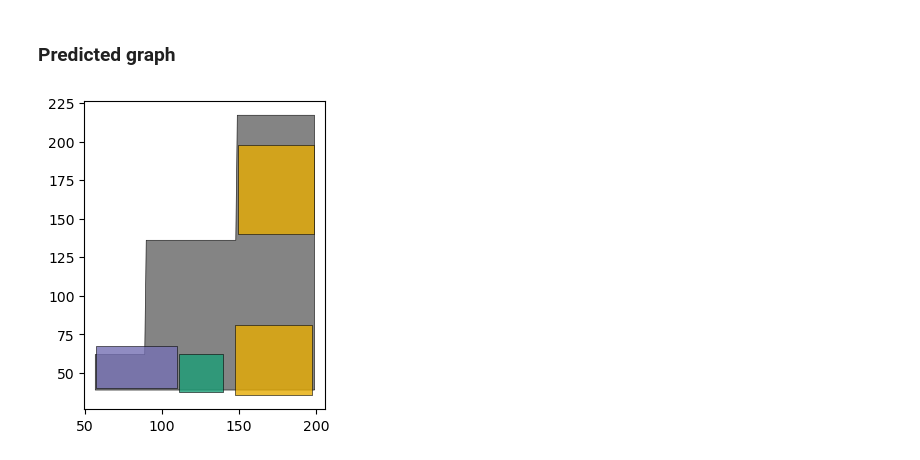
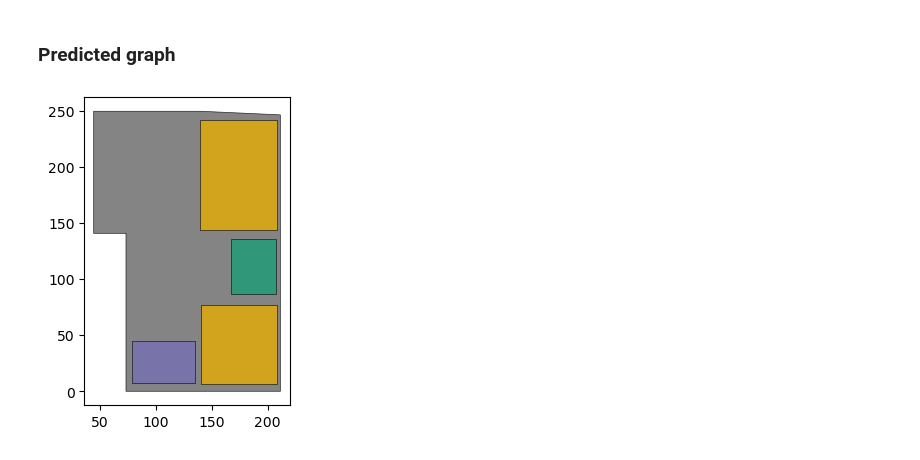
Before and after one commit to mo7amed7assan1911/Floor_Plan_Generation_using_GNNs, a Jupyter notebook: Regressions/squares_w_h/Testing_our_model.ipynb, the cells around one changed output. Drawn from its saved outputs; the diff is of its cells as text; code cells hidden in the pictures.

Commit message:
Using model v3

```diff
--- a/Regressions/squares_w_h/Testing_our_model.ipynb
+++ b/Regressions/squares_w_h/Testing_our_model.ipynb
@@ -78,9 +78,10 @@ from torch_geometric.nn import GCNConv, GATConv, global_mean_pool, global_max_po
 
 # for my pc [windows]
 # url = "D:\Grad\Planify_Dataset\Graph\Planify_Graphs.pkl"
-url_real = "D:\Grad\Planify_Dataset\Planify_Graphs\Graphs_living_to_all.pkl"
+url_real = "D:\Grad\Planify_Dataset\Planify_Graphs_Scaled\Graphs_living_to_all.pkl"
 
-url_boundary = r"D:\Grad\Planify_Dataset\Planify_Graphs\boundaries.pkl"
+url_boundary = r"D:\Grad\Planify_Dataset\Planify_Graphs_Scaled\boundaries.pkl"
+model_path = "D:\Grad\Best models\v3_UnScalled\Best_model_V3.pt"
 
 # for kaggle
 # url = '/kaggle/input/planify-graphs/Planify_Graphs.pkl'
@@ -683,7 +689,7 @@ GATNet(
   (dropout): Dropout(p=0.2, inplace=False)
 )
 # %%
-checkpoint_path = r"D:\Grad\Graph-Neural-Networks\Regressions\squares_w_h\checkpoints\v2\Best_model_V2.pt"
+checkpoint_path = r"D:\Grad\Best models\v3_UnScalled\Best_model_V3.pt"
 checkpoint = torch.load(checkpoint_path)
 
 optimizer = torch.optim.Adam(model.parameters(), lr=0.001)
@@ -826,28 +833,28 @@ class FloorPlan_multipolygon():
 
         return w_predicted[room_index], h_predicted[room_index]
 # %%
-# Graph_index = -4
+Graph_index = -9
 
-# # Graph and Boundary with normalized x, y
-# G = Graphs_pyTorch[Graph_index]
-# B = Boundaries_pyTorch[Graph_index]
+# Graph and Boundary with normalized x, y
+G = Graphs_pyTorch[Graph_index]
+B = Boundaries_pyTorch[Graph_index]
 
-# # Using the same data types in boundaries as in graphs, must for the model.
-# B.x = B.x.to(G.x.dtype)
-# B.edge_index = B.edge_index.to(G.edge_index.dtype)
-# B.edge_attr = B.edge_attr.to(G.edge_attr.dtype)
+# Using the same data types in boundaries as in graphs, must for the model.
+B.x = B.x.to(G.x.dtype)
+B.edge_index = B.edge_index.to(G.edge_index.dtype)
+B.edge_attr = B.edge_attr.to(G.edge_attr.dtype)
 
-# # Get our predictions
-# predictions = model(G.to(device), B.to(device))
+# Get our predictions
+predictions = model(G.to(device), B.to(device))
 
 
-# # Get back the real x, y of the centroids to put them in their real places.
-# G = Graphs_pyTorch[Graph_index]
-# G.x[:, -2] = G.x[:, -2] * x_g_std + x_g_mean
-# G.x[:, -1] = G.x[:, -1] * y_g_std + y_g_mean
+# Get back the real x, y of the centroids to put them in their real places.
+G = Graphs_pyTorch[Graph_index]
+G.x[:, -2] = G.x[:, -2] * x_g_std + x_g_mean
+G.x[:, -1] = G.x[:, -1] * y_g_std + y_g_mean
 
-# B.x[:, -2] = B.x[:, -2] * x_b_std + x_b_mean
-# B.x[:, -1] = B.x[:, -1] * y_b_std + y_b_mean
+B.x[:, -2] = B.x[:, -2] * x_b_std + x_b_mean
+B.x[:, -1] = B.x[:, -1] * y_b_std + y_b_mean
 # %% [markdown]
 ### Real graph
 # %%
@@ -869,10 +876,13 @@ polys.plot(cmap='Dark2_r', figsize=(4, 4), alpha=0.8, linewidth=0.5, edgecolor='
 # %% [markdown]
 ### Predicted graph
 # %%
-# w_h_predicted = model(G.to(device), B.to(device)).detach().cpu().numpy()
+w = predictions[0].detach().cpu().numpy()
+h = predictions[1].detach().cpu().numpy()
+w_h_predicted = (w, h)
+
 test = FloorPlan_multipolygon(G, prediction=w_h_predicted)
 
 polys = test.get_multipoly(boundary_polygon);
 polys.plot(cmap='Dark2_r', figsize=(4, 4), alpha=0.8, linewidth=0.5, edgecolor='black');
 # %% [output]
-[figure, old version]
+[figure, new version]
```
Also changed, not shown: parts of 16 cells of this notebook, 1 other file.
